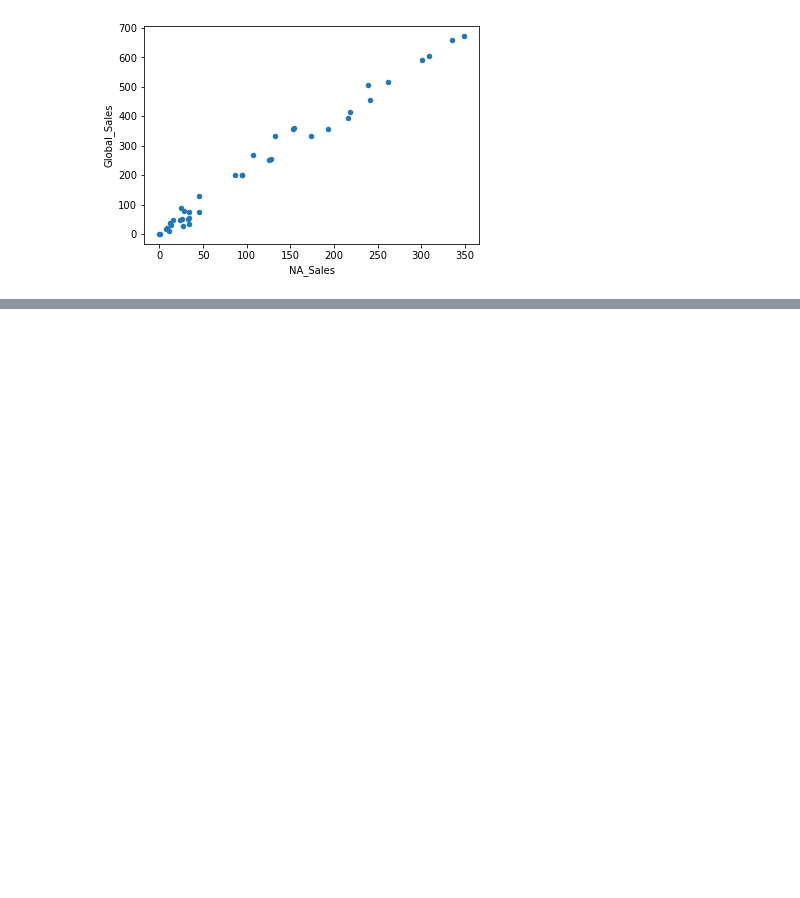
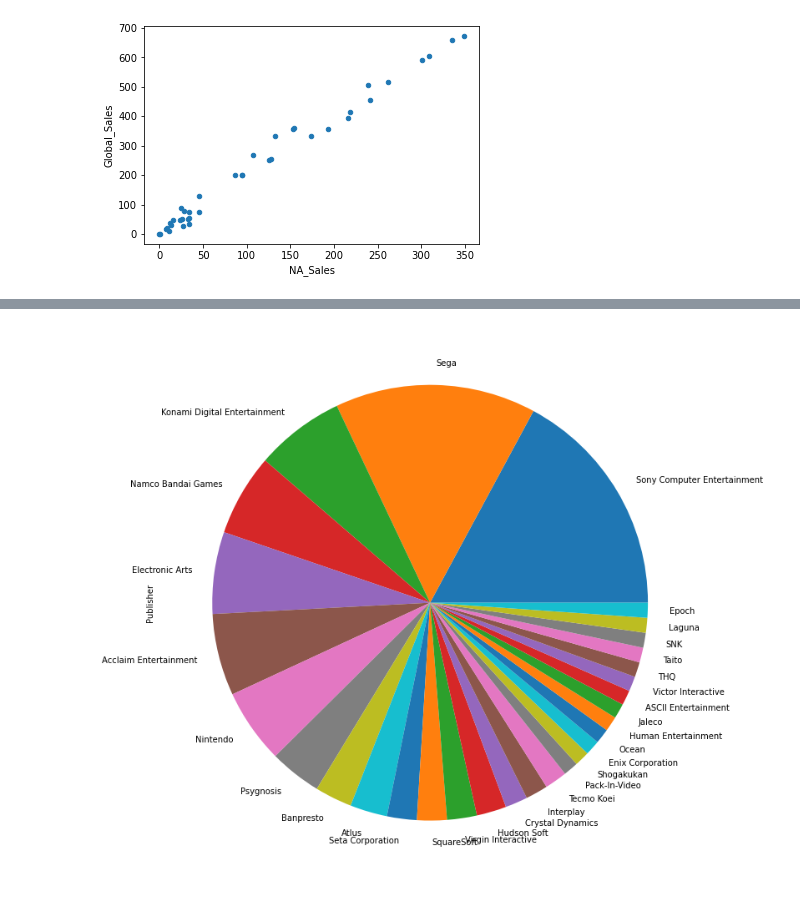
Before and after one commit to MrMrRPG/project_1, a Jupyter notebook: Shan-Folder/project-1.ipynb, the cells around one changed output, grey strips where cells are left out. Cells and saved outputs as stored; diff of their text form; code cells hidden in the pictures; blank space fills up the shorter version.

```diff
--- a/Shan-Folder/project-1.ipynb
+++ b/Shan-Folder/project-1.ipynb
@@ -230,0 +228,7 @@ AttributeError: '{:.0%}' is not a valid function for 'Series' object
+# %%
+lgame=Odf.loc[Odf['Year_of_Release']==1995]
+plat=lgame['Publisher'].value_counts()
+plat=plat.iloc[0:30]
+plat.plot(kind='pie',figsize=(12,12))
+lgame.head(5)
+# %% [output]
@@ -230,0 +241 @@ AttributeError: '{:.0%}' is not a valid function for 'Series' object
+[figure, added]
```
Also changed, not shown: parts of 8 cells of this notebook.
